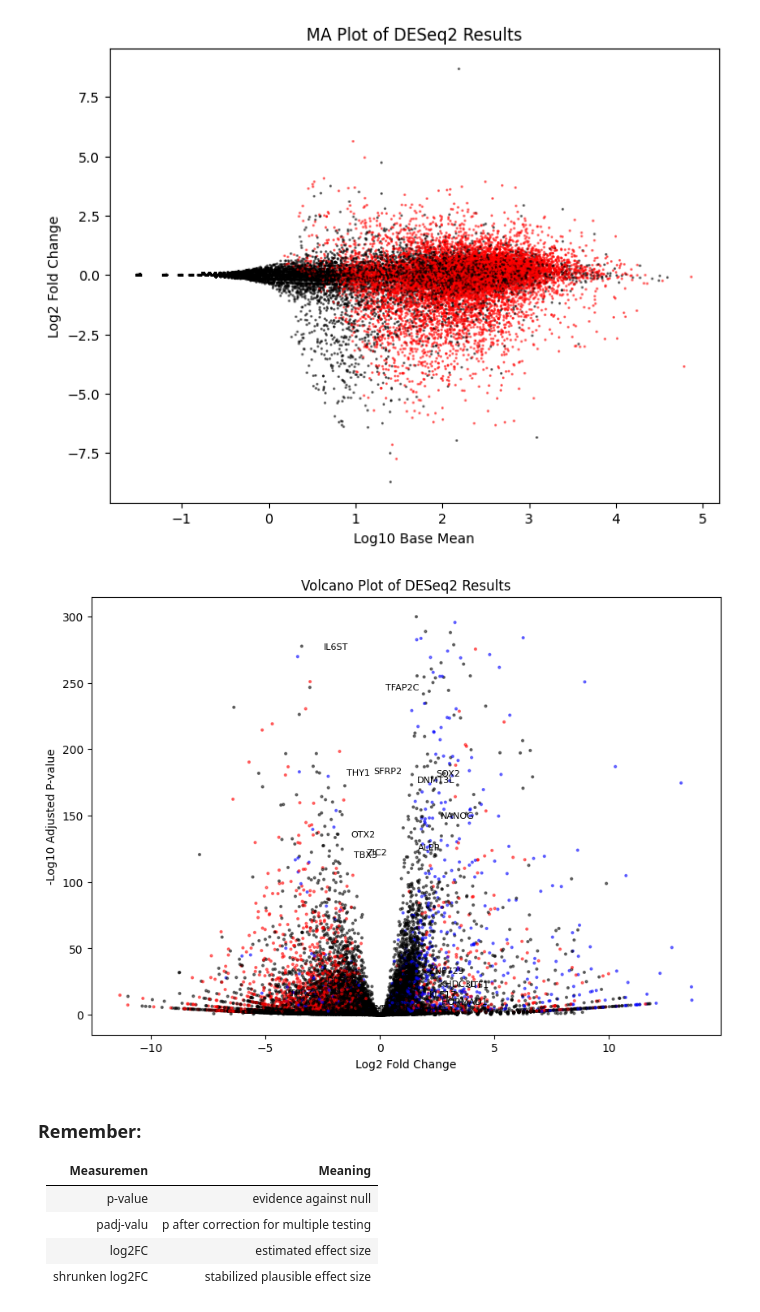
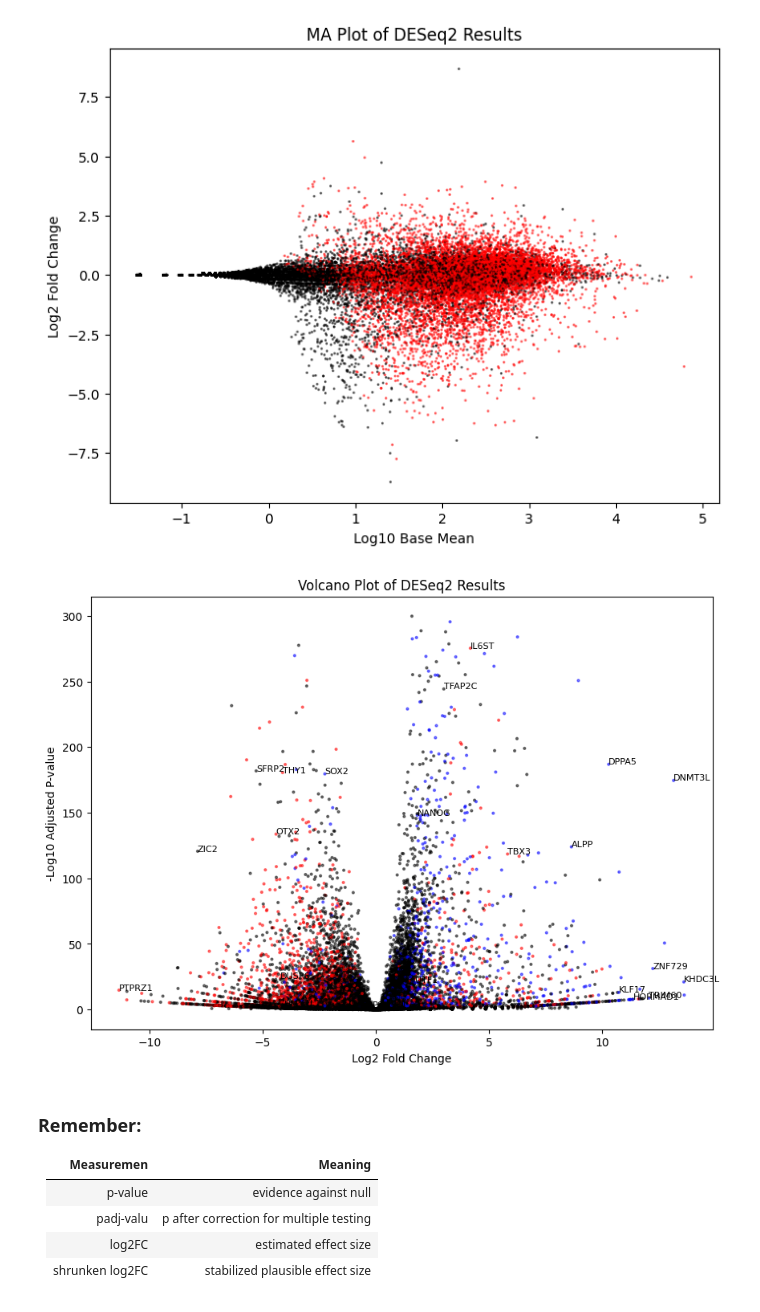
Before and after one commit to simonelsasser/SP1-01-Ex, a Jupyter notebook: Kumar_NCB/DEG-Kumar Solution.ipynb, the cells around one changed output. Cells and saved outputs as stored; diff of their text form; code cells hidden in the pictures.

```diff
--- a/Kumar_NCB/DEG-Kumar Solution.ipynb
+++ b/Kumar_NCB/DEG-Kumar Solution.ipynb
@@ -485,7 +692,7 @@ plt.show()
 #    Heatmap Figure 2e  #
 #########################
 
-genes_2e=["KLF17","HORMAD1","TRIM6O","ZNF729","ALPP","TBX3","IL6ST","KLF5","KLF4","TFAP2C","DPPA3","ALPPL2","DPPAS","DNMT3L","KHDC3L","CD24","THY1","OTX2","SFRP2","ZIC2","PTPRZ1","DUSP6","CYTL1","HMX2","POU5F1","SOX2","UTF1","NANOG"]
+genes_2e=["KLF17","HORMAD1","TRIM60","ZNF729","ALPP","TBX3","IL6ST","KLF5","KLF4","TFAP2C","DPPA3","ALPPL2","DPPA5","DNMT3L","KHDC3L","CD24","THY1","OTX2","SFRP2","ZIC2","PTPRZ1","DUSP6","CYTL1","HMX2","POU5F1","SOX2","UTF1","NANOG"]
 
 #from normed_counts_long, subset for the genes in genes_2e and plot a heatmap of the normalized counts for these genes across the samples, group by design
 normed_counts_log = normed_counts.reset_index().melt(id_vars=["Name"], var_name="gene_id", value_name="normalized_count")
@@ -519,12 +746,11 @@ plt.show()
 # Extract the results of the DESeq2 analysis for the contrast "Naive_none" vs "Primed_none", which is then
 # stored in the "results_df" attribute of the ds object
 
-ds = DeseqStats(dds, contrast=["design", "naive_none", "primed_none"], n_cpus=1)
+ds = DeseqStats(dds, contrast=["design", "naive_none", "primed_none"], n_cpus=16)
 ds.summary()
-naive_vs_primed_raw_lfc = ds.results_df["log2FoldChange"]
+naive_vs_primed_raw_lfc = ds.results_df["log2FoldChange"].copy()
 ds.lfc_shrink(coeff="design[T.naive_none]")
 
-naive_vs_primed = ds.results_df
-ds.summary()
+naive_vs_primed = ds.results_df.copy()
 # %% [output]
 Running Wald tests...
@@ -583,26 +809,26 @@ plt.show()
 # %%
 #######
 # Volcano plot:
 # xaxis is the log2 fold change, yaxis is the -log10 of the adjusted p-value
 
 #print Volcano plot plot of the results, color points with padj < 0.05 and |lfc|>1 in red and the rest in black
 plt.figure(figsize=(10, 7))
 colors = np.where((naive_vs_primed["padj"] < 0.01) & (naive_vs_primed["log2FoldChange"] > 1), "blue", np.where((naive_vs_primed["padj"] < 0.01) & (naive_vs_primed["log2FoldChange"] < -1), "red", "black"))
 plt.scatter(naive_vs_primed_raw_lfc, -np.log10(naive_vs_primed["padj"]), c=colors, alpha=0.5, s=4)
 plt.xlabel("Log2 Fold Change")
 plt.ylabel("-Log10 Adjusted P-value")
 plt.title("Volcano Plot of DESeq2 Results")
 
 # Add text labels for genes in genes_2e
 texts = []
 for gene in genes_2e:
     if gene in naive_vs_primed.index:
-        x = naive_vs_primed.loc[gene, "log2FoldChange"]
+        x = naive_vs_primed_raw_lfc.loc[gene]
         y = -np.log10(naive_vs_primed.loc[gene, "padj"])
         texts.append(plt.text(x, y, gene, fontsize=8))
 plt.show()
 # %% [output]
-[figure, old version]
+[figure, new version]
 # %% [markdown]
 ### Remember:
 
```
Also changed, not shown: parts of 19 cells of this notebook, 6 other files.
